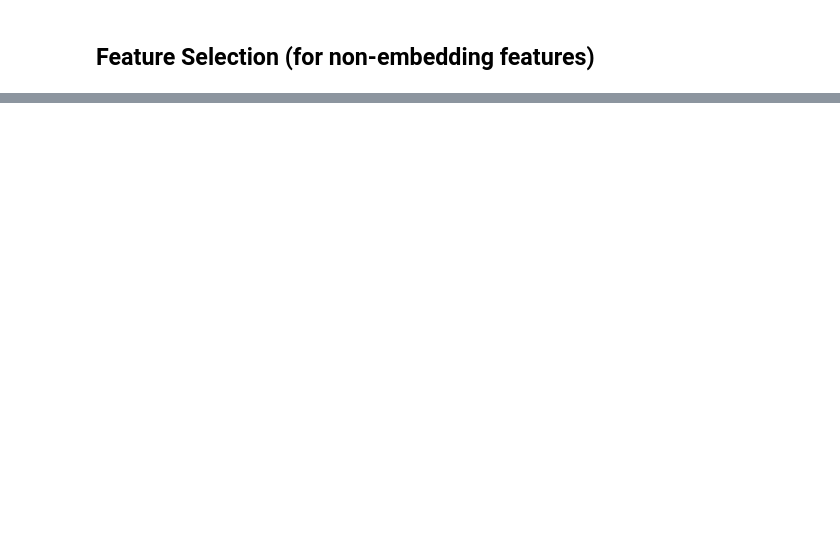
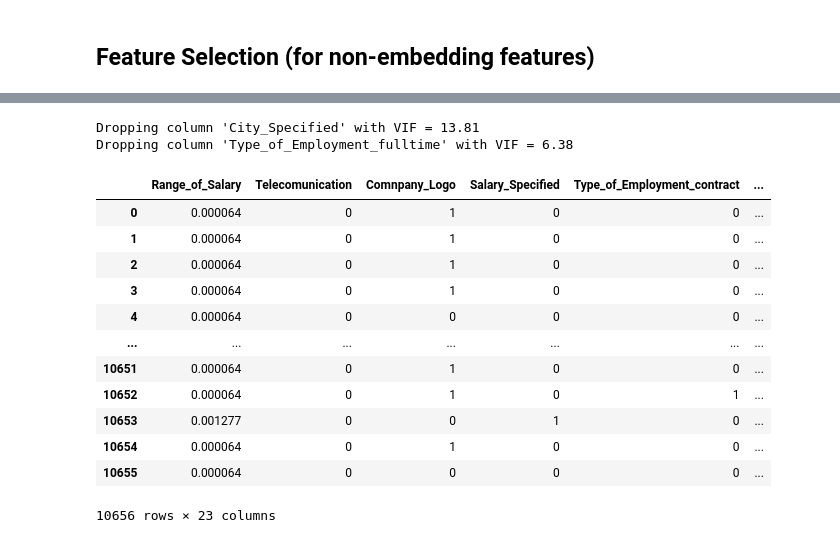
Before and after one commit to cheryltan17/DSA4263-Project, a Jupyter notebook: eda_ftr_eng/ftr_eng.ipynb, the cells around one changed output, grey strips where cells are left out. Saved outputs shown, nothing was run; the diff lists cells and outputs as text; code cells hidden in the pictures; blank space fills up the shorter version.

```diff
--- a/eda_ftr_eng/ftr_eng.ipynb
+++ b/eda_ftr_eng/ftr_eng.ipynb
@@ -245,29 +242,45 @@ def feature_selection(data, features, model_name, k):
 # %%
 import statsmodels.api as sm
 import pandas as pd
 from statsmodels.stats.outliers_influence import variance_inflation_factor
 
 data = non_embed_df
 
 y = data['Fraudulent']
 x_vif = data.drop(['Fraudulent'], axis=1)
-thres = 10
+thres = 5
 
 while True:
     Cols = range(x_vif.shape[1])
     vif = np.array([variance_inflation_factor(x_vif.values, i) for i in Cols])
 
     if all(vif < thres):
         break
     else:
         max_vif_idx = np.argmax(vif)
         col_to_drop = x_vif.columns[max_vif_idx]
         print(f"Dropping column '{col_to_drop}' with VIF = {vif[max_vif_idx]:.2f}")
         x_vif = x_vif.drop(columns=[col_to_drop])
 
 x_vif['Fraudulent'] = y
 
 x_vif
+# %% [output]
+Dropping column 'City_Specified' with VIF = 13.81
+Dropping column 'Type_of_Employment_fulltime' with VIF = 6.38
+|  | Range_of_Salary | Telecomunication | Comnpany_Logo | Salary_Specified | Type_of_Employment_contract | ... |
+| 0 | 0.000064 | 0 | 1 | 0 | 0 | ... |
+| 1 | 0.000064 | 0 | 1 | 0 | 0 | ... |
+| 2 | 0.000064 | 0 | 1 | 0 | 0 | ... |
+| 3 | 0.000064 | 0 | 1 | 0 | 0 | ... |
+| 4 | 0.000064 | 0 | 0 | 0 | 0 | ... |
+| ... | ... | ... | ... | ... | ... | ... |
+| 10651 | 0.000064 | 0 | 1 | 0 | 0 | ... |
+| 10652 | 0.000064 | 0 | 1 | 0 | 1 | ... |
+| 10653 | 0.001277 | 0 | 0 | 1 | 0 | ... |
+| 10654 | 0.000064 | 0 | 1 | 0 | 0 | ... |
+| 10655 | 0.000064 | 0 | 0 | 0 | 0 | ... |
+10656 rows × 23 columns
 # %%
 from sklearn.feature_selection import RFE
 from sklearn.model_selection import cross_val_score
```
Also changed, not shown: parts of 17 cells of this notebook, 1 other file.
